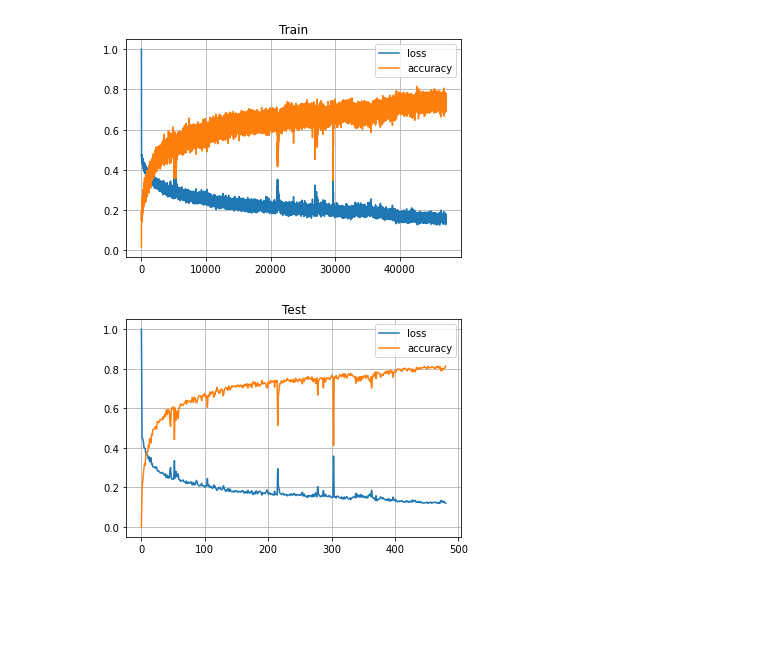
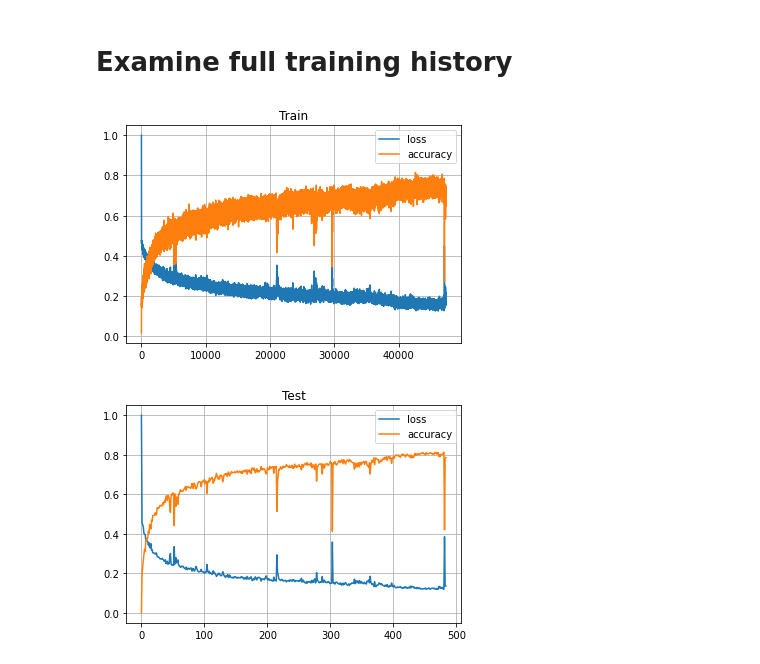
Before and after one commit to atomichighfive/SpatialTransformerFormer, a Jupyter notebook: Visualize.ipynb, the cells around one changed output. Cells and saved outputs as stored; diff of their text form; code cells hidden in the pictures; blank space fills up the shorter version.

```diff
--- a/Visualize.ipynb
+++ b/Visualize.ipynb
@@ -2,27 +2,33 @@
 import pandas as pd
 from matplotlib import pyplot as plt
 from pathlib import Path
+# %%
+def plot_history(checkpoint_dirs):
+    test_history = pd.concat([pd.read_csv(cpd / "test_history.csv") for cpd in checkpoint_dirs], axis=0).reset_index()
+    train_history = pd.concat([pd.read_csv(cpd / "train_history.csv") for cpd in checkpoint_dirs], axis=0).reset_index()
+
+    train_history["loss"] = train_history["loss"] / train_history["loss"].max()
+    test_history["loss"] = test_history["loss"] / test_history["loss"].max()
+
+    test_ax = train_history[["loss", "accuracy"]].plot()
+    plt.title("Train")
+    plt.grid()
+    plt.show()
+    test_history[["loss", "accuracy"]].plot()
+    plt.title("Test")
+    plt.grid()
+    plt.show()
+# %% [markdown]
+# Examine full training history
 # %%
-CHECKPOINT_DIRS = [
-    Path("model_checkpoints/run_2.0/"),
-#    Path("model_checkpoints/run_2.1/"),
-    Path("model_checkpoints/run_2.2/"),
-]
-
-test_history = pd.concat([pd.read_csv(cpd / "test_history.csv") for cpd in CHECKPOINT_DIRS], axis=0).reset_index()
-train_history = pd.concat([pd.read_csv(cpd / "train_history.csv") for cpd in CHECKPOINT_DIRS], axis=0).reset_index()
-
-train_history["loss"] = train_history["loss"] / train_history["loss"].max()
-test_history["loss"] = test_history["loss"] / test_history["loss"].max()
-
-test_ax = train_history[["loss", "accuracy"]].plot()
-plt.title("Train")
-plt.grid()
-plt.show()
-test_history[["loss", "accuracy"]].plot()
-plt.title("Test")
-plt.grid()
-plt.show()
+plot_history(
+    [
+        Path("model_checkpoints/run_2.0/"),
+        #Path("model_checkpoints/run_2.1/"),  # Skipped because 2.2 contains this.
+        Path("model_checkpoints/run_2.2/"),
+        Path("model_checkpoints/run_2.3_reinitialize_loc_layers/"),
+    ]
+)
 # %% [output]
-[figure, old version]
+[figure, new version]
-[figure, old version]
+[figure, new version]
```
Also changed, not shown: parts of 2 cells of this notebook.
